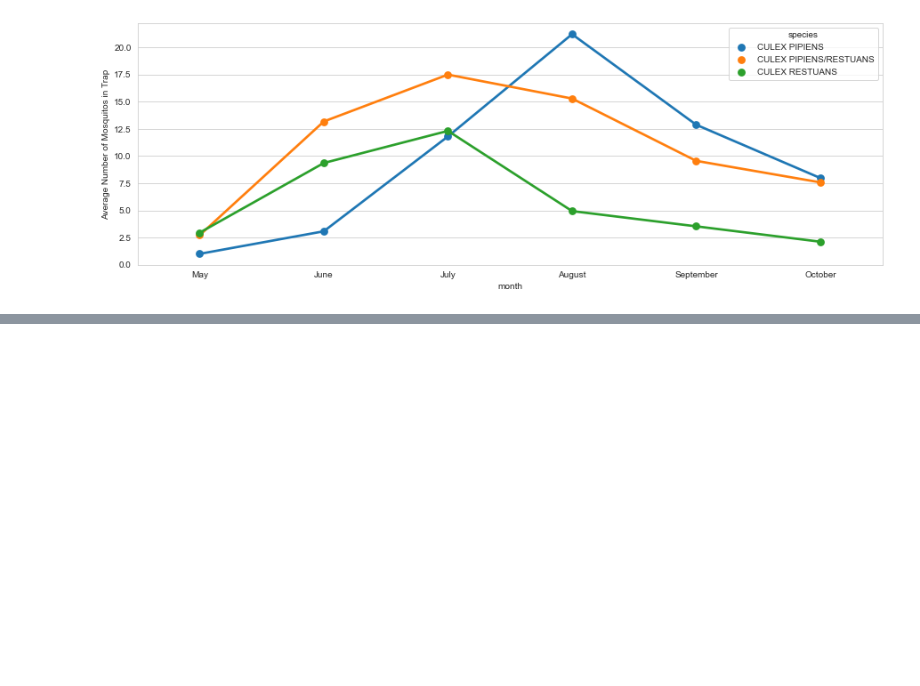
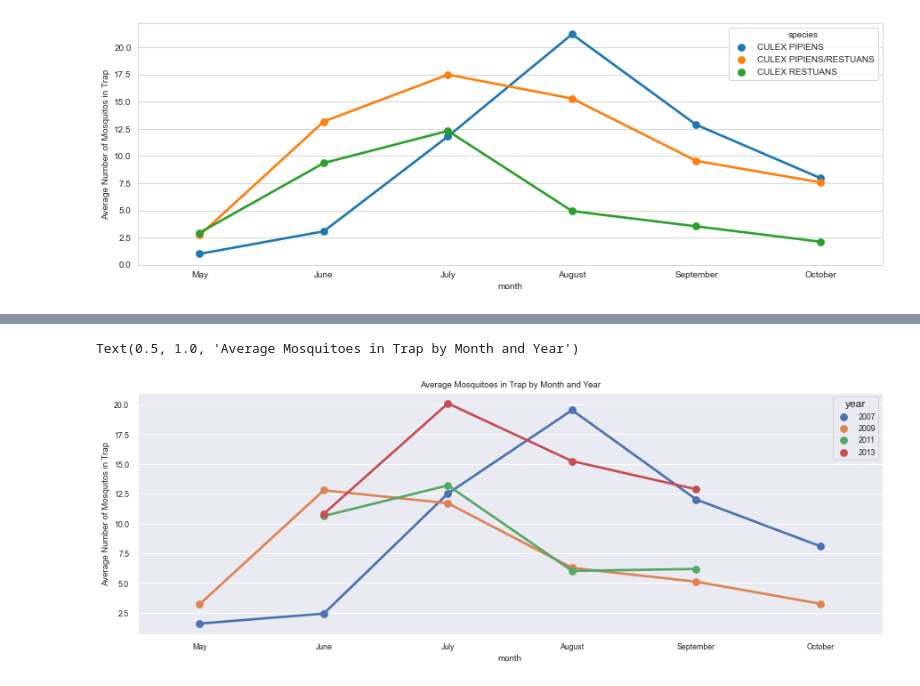
Before and after one commit to chevalier88/GA_Project_4_Advanced_Supervised_Learning, a Jupyter notebook: codes/for merge before master.ipynb, the cells around one changed output, grey strips where cells are left out. Saved outputs shown, nothing was run; the diff lists cells and outputs as text; code cells hidden in the pictures; blank space fills up the shorter version.

```diff
--- a/codes/for merge before master.ipynb
+++ b/codes/for merge before master.ipynb
@@ -410,0 +434,6 @@ Text(0, 0.5, 'Average Number of Mosquitos in Trap')
+# %%
+#merging total mosquitoes with train
+train = pd.merge(train, train.groupby(['date', 'trap', 'species'], as_index=False)['nummosquitos'].sum(), how='left', on=['date', 'trap', 'species'])
+train.columns = ['date', 'address', 'species', 'block', 'street', 'trap',
+       'addressnumberandstreet', 'latitude', 'longitude', 'addressaccuracy',
+       'nummosquitos', 'wnvpresent', 'year', 'month', 'total_mos']
@@ -410,0 +499,10 @@ Text(0, 0.5, 'Average Number of Mosquitos in Trap')
+# %%
+# plot Average Mosquitoes in Trap by Month and Year
+plt.figure(figsize=(15,5))
+_ = sns.pointplot(x='month', y="nummosquitos", hue="year", data=train.groupby(['year', 'month'], as_index=False)['nummosquitos'].mean(),)
+_.set(xticklabels=['May', 'June', 'July', 'August', 'September', 'October'])
+plt.ylabel('Average Number of Mosquitos in Trap')
+plt.title('Average Mosquitoes in Trap by Month and Year');
+# %% [output]
+Text(0.5, 1.0, 'Average Mosquitoes in Trap by Month and Year')
+[figure, added]
```
Also changed, not shown: parts of 97 cells of this notebook, 1 other file.
